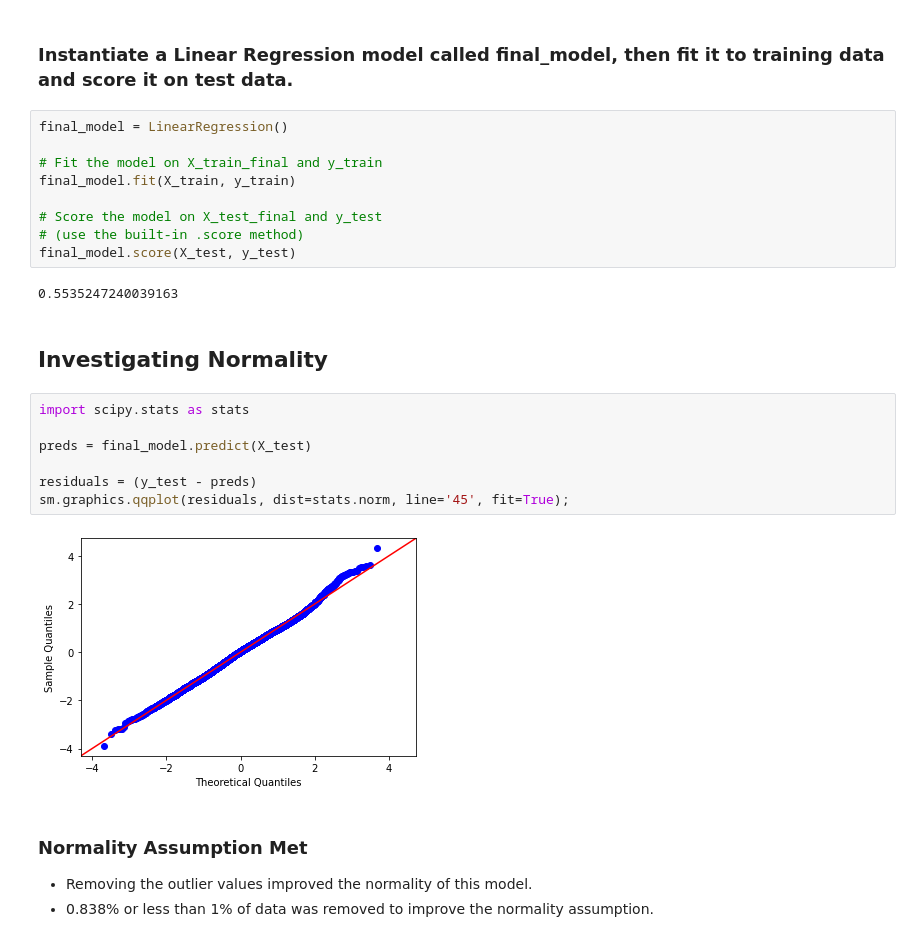
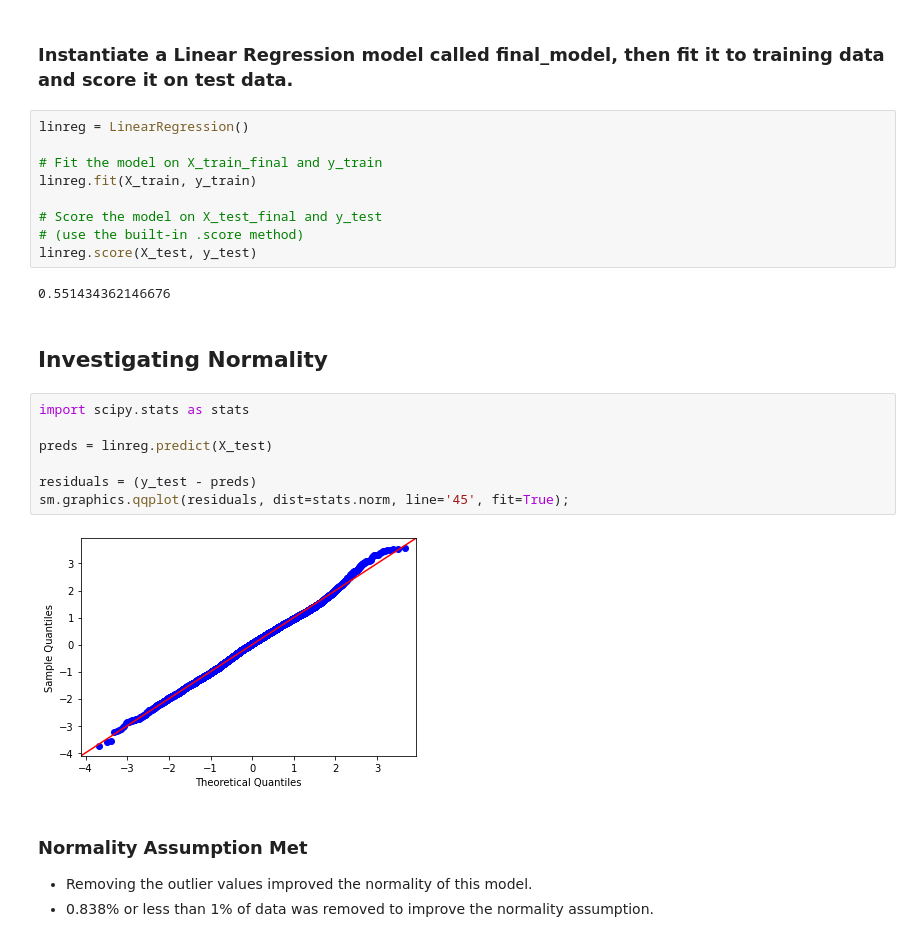
Before and after one commit to jpetoskey/Renovate_to_increase_SalePrice, a Jupyter notebook: Return on Renovation.ipynb, the cells around one changed output. Cells and saved outputs as stored; diff of their text form.

```diff
--- a/Return on Renovation.ipynb
+++ b/Return on Renovation.ipynb
@@ -2126,27 +2126,27 @@ Test Mean Squared Error: 0.3959460504795681
 # %% [markdown]
 ### Instantiate a Linear Regression model called final_model, then fit it to training data and score it on test data.
 # %%
-final_model = LinearRegression()
+linreg = LinearRegression()
 
 # Fit the model on X_train_final and y_train
-final_model.fit(X_train, y_train)
+linreg.fit(X_train, y_train)
 
 # Score the model on X_test_final and y_test
 # (use the built-in .score method)
-final_model.score(X_test, y_test)
+linreg.score(X_test, y_test)
 # %% [output]
-0.5535247240039163
+0.551434362146676
 # %% [markdown]
 ## Investigating Normality
 # %%
 import scipy.stats as stats
 
-preds = final_model.predict(X_test)
+preds = linreg.predict(X_test)
 
 residuals = (y_test - preds)
 sm.graphics.qqplot(residuals, dist=stats.norm, line='45', fit=True);
 # %% [output]
-[figure, old version]
+[figure, new version]
 # %% [markdown]
 ### Normality Assumption Met
 * Removing the outlier values improved the normality of this model.
```
Also changed, not shown: parts of 48 cells of this notebook.
